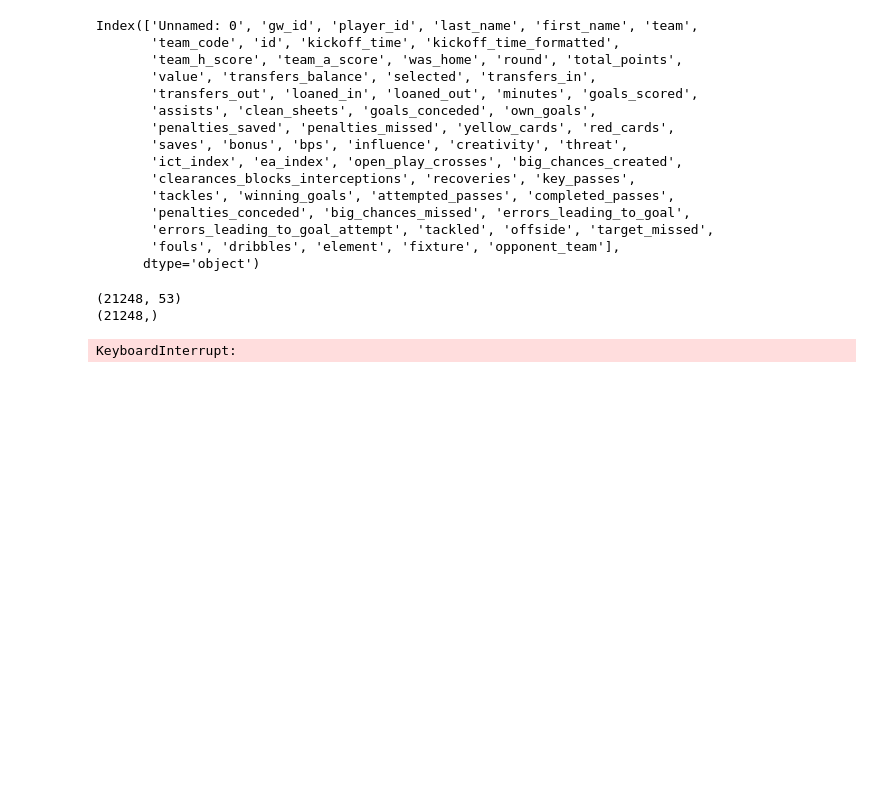
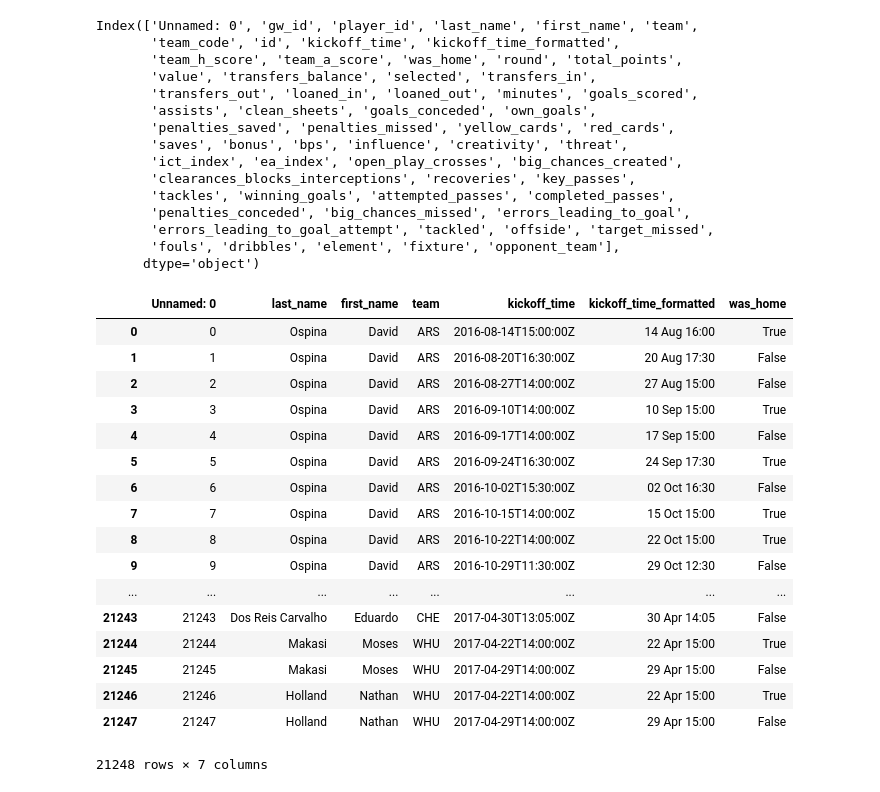
Before and after one commit to michaelcapizzi/FPL, a Jupyter notebook: Examine_Data.ipynb, the cells around one changed output. Saved outputs shown, nothing was run; the diff lists cells and outputs as text; code cells hidden in the pictures; blank space fills up the shorter version.

```diff
--- a/Examine_Data.ipynb
+++ b/Examine_Data.ipynb
@@ -35,13 +35,24 @@ Index(['Unnamed: 0', 'gw_id', 'player_id', 'last_name', 'first_name', 'team',
        'errors_leading_to_goal_attempt', 'tackled', 'offside', 'target_missed',
        'fouls', 'dribbles', 'element', 'fixture', 'opponent_team'],
       dtype='object')
-# %%
-X, y = b.build_X_y(df)
-# %% [output]
-(21248, 53)
-(21248,)
-# %%
-svm = svm.SVC()
-svm.fit(X,y)
-# %% [output]
-KeyboardInterrupt:
+# %%
+df.select_dtypes(exclude=["floating"])
+# %% [output]
+|  | Unnamed: 0 | last_name | first_name | team | kickoff_time | kickoff_time_formatted | was_home |
+| 0 | 0 | Ospina | David | ARS | 2016-08-14T15:00:00Z | 14 Aug 16:00 | True |
+| 1 | 1 | Ospina | David | ARS | 2016-08-20T16:30:00Z | 20 Aug 17:30 | False |
+| 2 | 2 | Ospina | David | ARS | 2016-08-27T14:00:00Z | 27 Aug 15:00 | False |
+| 3 | 3 | Ospina | David | ARS | 2016-09-10T14:00:00Z | 10 Sep 15:00 | True |
+| 4 | 4 | Ospina | David | ARS | 2016-09-17T14:00:00Z | 17 Sep 15:00 | False |
+| 5 | 5 | Ospina | David | ARS | 2016-09-24T16:30:00Z | 24 Sep 17:30 | True |
+| 6 | 6 | Ospina | David | ARS | 2016-10-02T15:30:00Z | 02 Oct 16:30 | False |
+| 7 | 7 | Ospina | David | ARS | 2016-10-15T14:00:00Z | 15 Oct 15:00 | True |
+| 8 | 8 | Ospina | David | ARS | 2016-10-22T14:00:00Z | 22 Oct 15:00 | True |
+| 9 | 9 | Ospina | David | ARS | 2016-10-29T11:30:00Z | 29 Oct 12:30 | False |
+| ... | ... | ... | ... | ... | ... | ... | ... |
+| 21243 | 21243 | Dos Reis Carvalho | Eduardo | CHE | 2017-04-30T13:05:00Z | 30 Apr 14:05 | False |
+| 21244 | 21244 | Makasi | Moses | WHU | 2017-04-22T14:00:00Z | 22 Apr 15:00 | True |
+| 21245 | 21245 | Makasi | Moses | WHU | 2017-04-29T14:00:00Z | 29 Apr 15:00 | False |
+| 21246 | 21246 | Holland | Nathan | WHU | 2017-04-22T14:00:00Z | 22 Apr 15:00 | True |
+| 21247 | 21247 | Holland | Nathan | WHU | 2017-04-29T14:00:00Z | 29 Apr 15:00 | False |
+21248 rows × 7 columns
```
Also changed, not shown: 1 other file.
